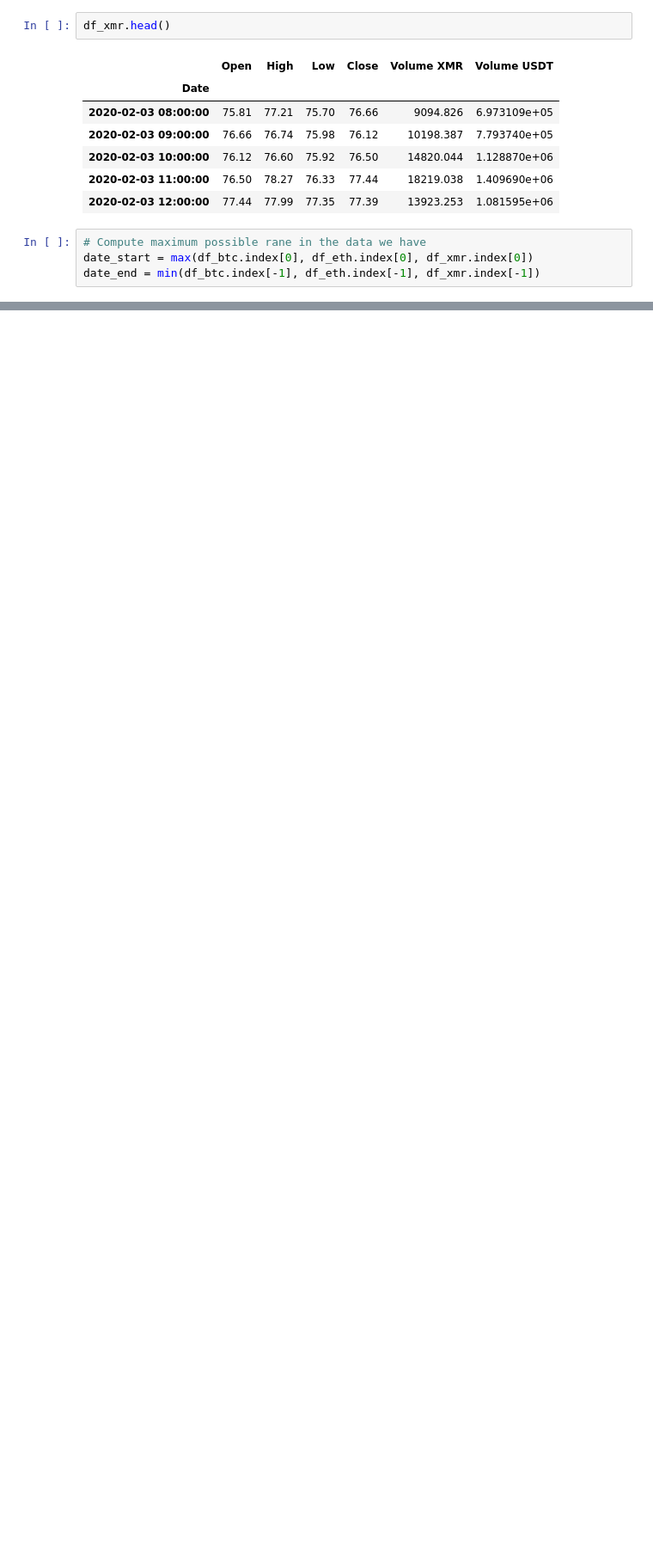
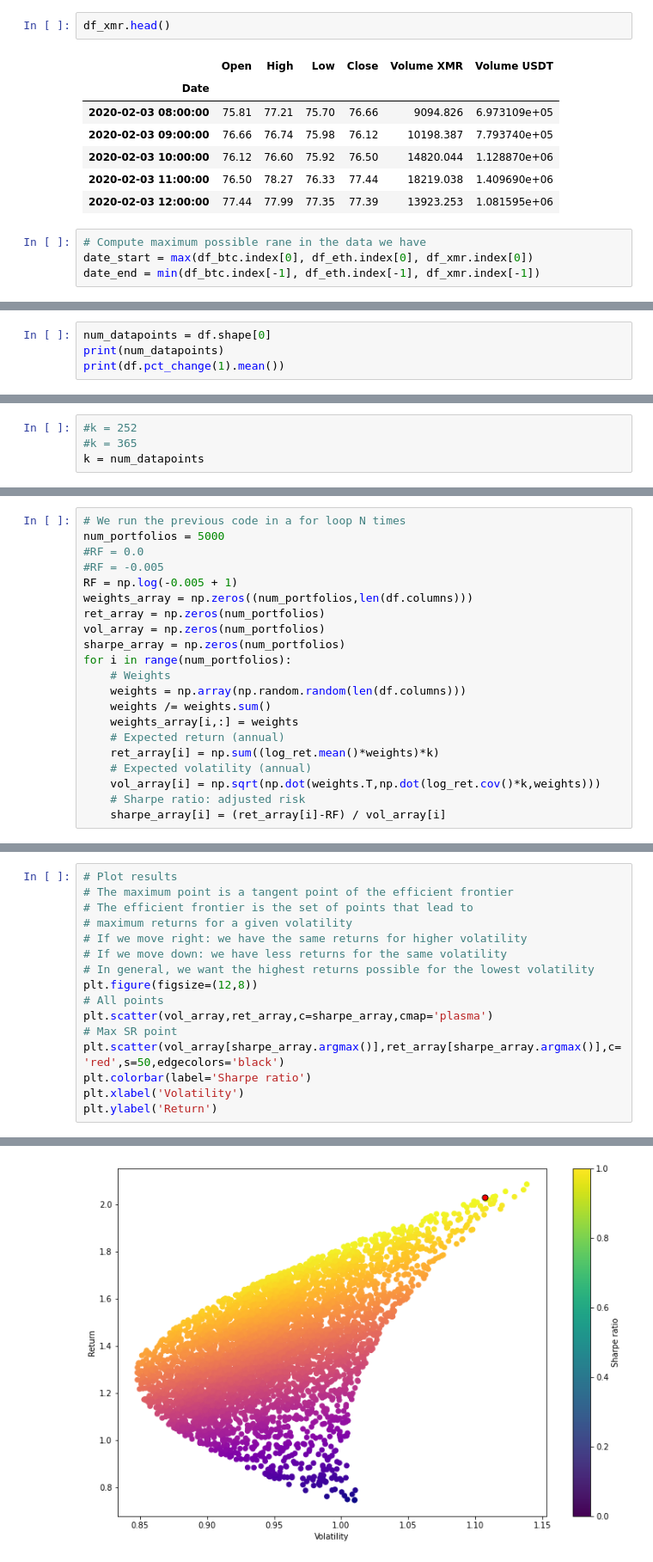
Before and after one commit to mxagar/crypto_analysis, a Jupyter notebook: 02_PortfolioAnalysis.ipynb, the cells around one changed output, grey strips where cells are left out. Shown at 86% size. Saved outputs shown, nothing was run; the diff lists cells and outputs as text; blank space fills up the shorter version.

Commit message:
Monte Carlo simulation for the computation of the optimal portfolio according to Markowitz

```diff
--- a/02_PortfolioAnalysis.ipynb
+++ b/02_PortfolioAnalysis.ipynb
@@ -106,0 +141,4 @@ k = df.shape[0]
+# %%
+num_datapoints = df.shape[0]
+print(num_datapoints)
+print(df.pct_change(1).mean())
@@ -106,0 +210,4 @@ k = df.shape[0]
+# %%
+#k = 252
+#k = 365
+k = num_datapoints
@@ -106,0 +229,21 @@ k = df.shape[0]
+# %%
+# We run the previous code in a for loop N times
+num_portfolios = 5000
+#RF = 0.0
+#RF = -0.005
+RF = np.log(-0.005 + 1)
+weights_array = np.zeros((num_portfolios,len(df.columns)))
+ret_array = np.zeros(num_portfolios)
+vol_array = np.zeros(num_portfolios)
+sharpe_array = np.zeros(num_portfolios)
+for i in range(num_portfolios):
+    # Weights
+    weights = np.array(np.random.random(len(df.columns)))
+    weights /= weights.sum()
+    weights_array[i,:] = weights
+    # Expected return (annual)
+    ret_array[i] = np.sum((log_ret.mean()*weights)*k)
+    # Expected volatility (annual)
+    vol_array[i] = np.sqrt(np.dot(weights.T,np.dot(log_ret.cov()*k,weights)))
+    # Sharpe ratio: adjusted risk
+    sharpe_array[i] = (ret_array[i]-RF) / vol_array[i]
@@ -106,0 +262,17 @@ k = df.shape[0]
+# %%
+# Plot results
+# The maximum point is a tangent point of the efficient frontier
+# The efficient frontier is the set of points that lead to
+# maximum returns for a given volatility
+# If we move right: we have the same returns for higher volatility
+# If we move down: we have less returns for the same volatility
+# In general, we want the highest returns possible for the lowest volatility
+plt.figure(figsize=(12,8))
+# All points
+plt.scatter(vol_array,ret_array,c=sharpe_array,cmap='plasma')
+# Max SR point
+plt.scatter(vol_array[sharpe_array.argmax()],ret_array[sharpe_array.argmax()],c='red',s=50,edgecolors='black')
+plt.colorbar(label='Sharpe ratio')
+plt.xlabel('Volatility')
+plt.ylabel('Return')
+# %% [output]
@@ -106,0 +280 @@ k = df.shape[0]
+[figure, added]
```
Also changed, not shown: parts of 24 cells of this notebook, 1 other file.
